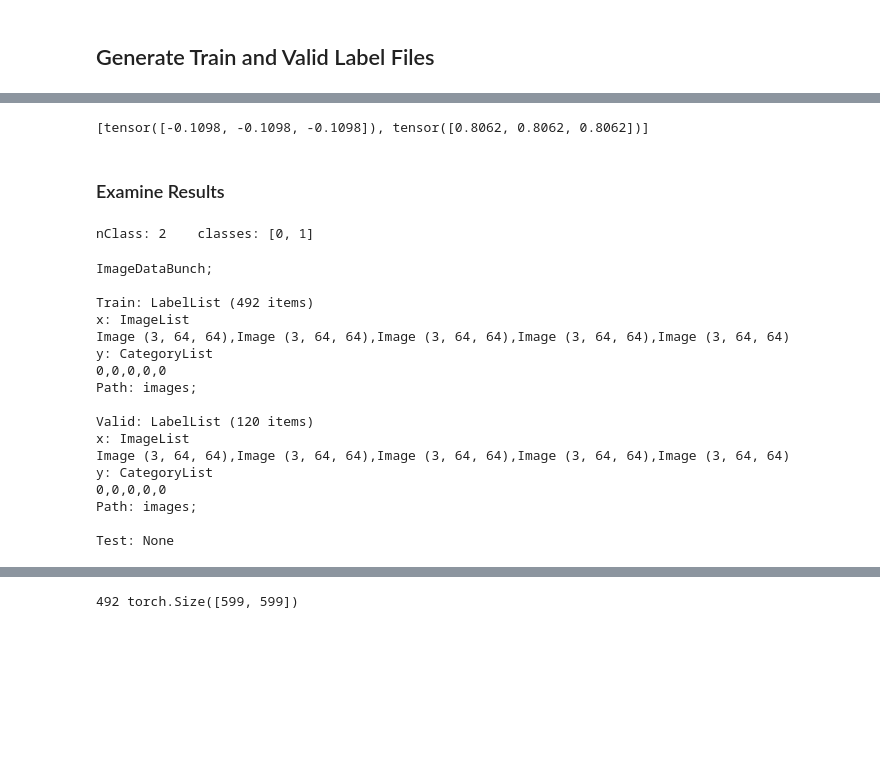
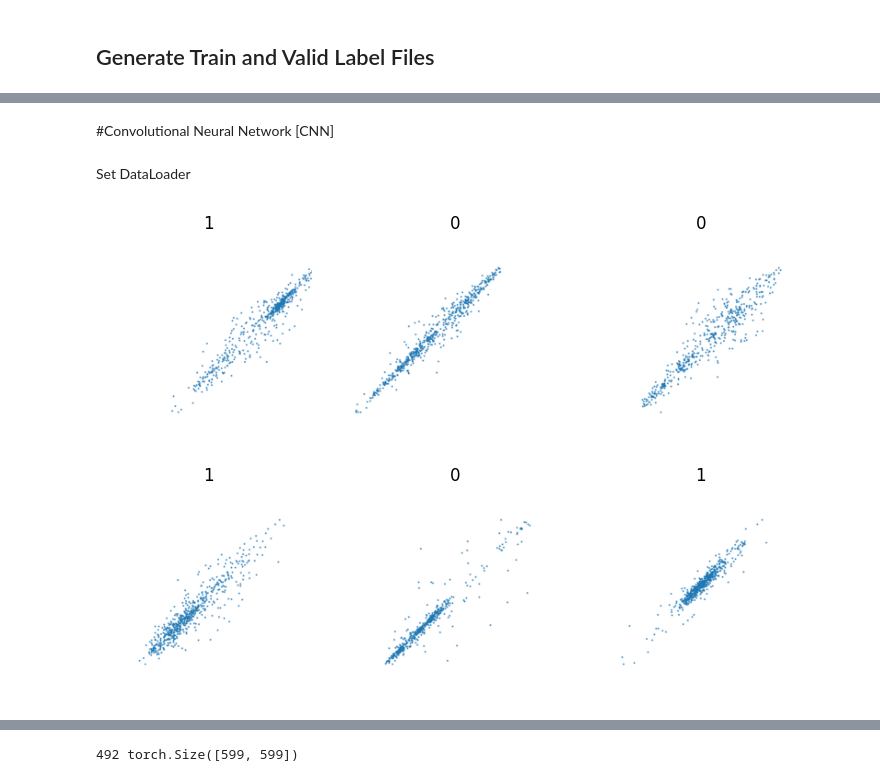
Before and after one commit to andre-coimbra-ifg/CTG_RP_PC, a Jupyter notebook: PC_CTG_Complete_Coimbra.ipynb, the cells around one changed output, grey strips where cells are left out. Cells and saved outputs as stored; diff of their text form; code cells hidden in the pictures; blank space fills up the shorter version.

```diff
--- a/PC_CTG_Complete_Coimbra.ipynb
+++ b/PC_CTG_Complete_Coimbra.ipynb
@@ -192 +173,11 @@ path = 'images'
+# %%
+np.random.seed(1234)
+random.seed(1234)
+
+POLICY='late_valid' # 'best_quality', 'early_valid', 'late_valid'
+
+size=224 #image size
+# bs=64 #batch size
+# workers=4
+images_path = 'images'
 # %% [markdown]
@@ -236,28 +238,9 @@ db = lls.databunch(bs=bs, num_workers=workers).normalize(my_stats)
-# %%
-db.batch_stats()
-# %% [output]
-[tensor([-0.1098, -0.1098, -0.1098]), tensor([0.8062, 0.8062, 0.8062])]
-# %% [markdown]
-### Examine Results
-# %%
-print('nClass: {}    classes: {}'.format(db.c, db.classes))
-db
-# %% [output]
-nClass: 2    classes: [0, 1]
-ImageDataBunch;
-
-Train: LabelList (492 items)
-x: ImageList
-Image (3, 64, 64),Image (3, 64, 64),Image (3, 64, 64),Image (3, 64, 64),Image (3, 64, 64)
-y: CategoryList
-0,0,0,0,0
-Path: images;
-
-Valid: LabelList (120 items)
-x: ImageList
-Image (3, 64, 64),Image (3, 64, 64),Image (3, 64, 64),Image (3, 64, 64),Image (3, 64, 64)
-y: CategoryList
-0,0,0,0,0
-Path: images;
-
-Test: None
+# %% [markdown]
+#Convolutional Neural Network [CNN]
+# %% [markdown]
+Set DataLoader
+# %%
+dls = ImageDataLoaders.from_csv(images_path, 'labels.csv', valid_pct=0.2, seed=42, item_tfms=Resize(size))
+dls.show_batch(max_n=6)
+# %% [output]
+[figure, added]
```
Also changed, not shown: parts of 39 cells of this notebook.
